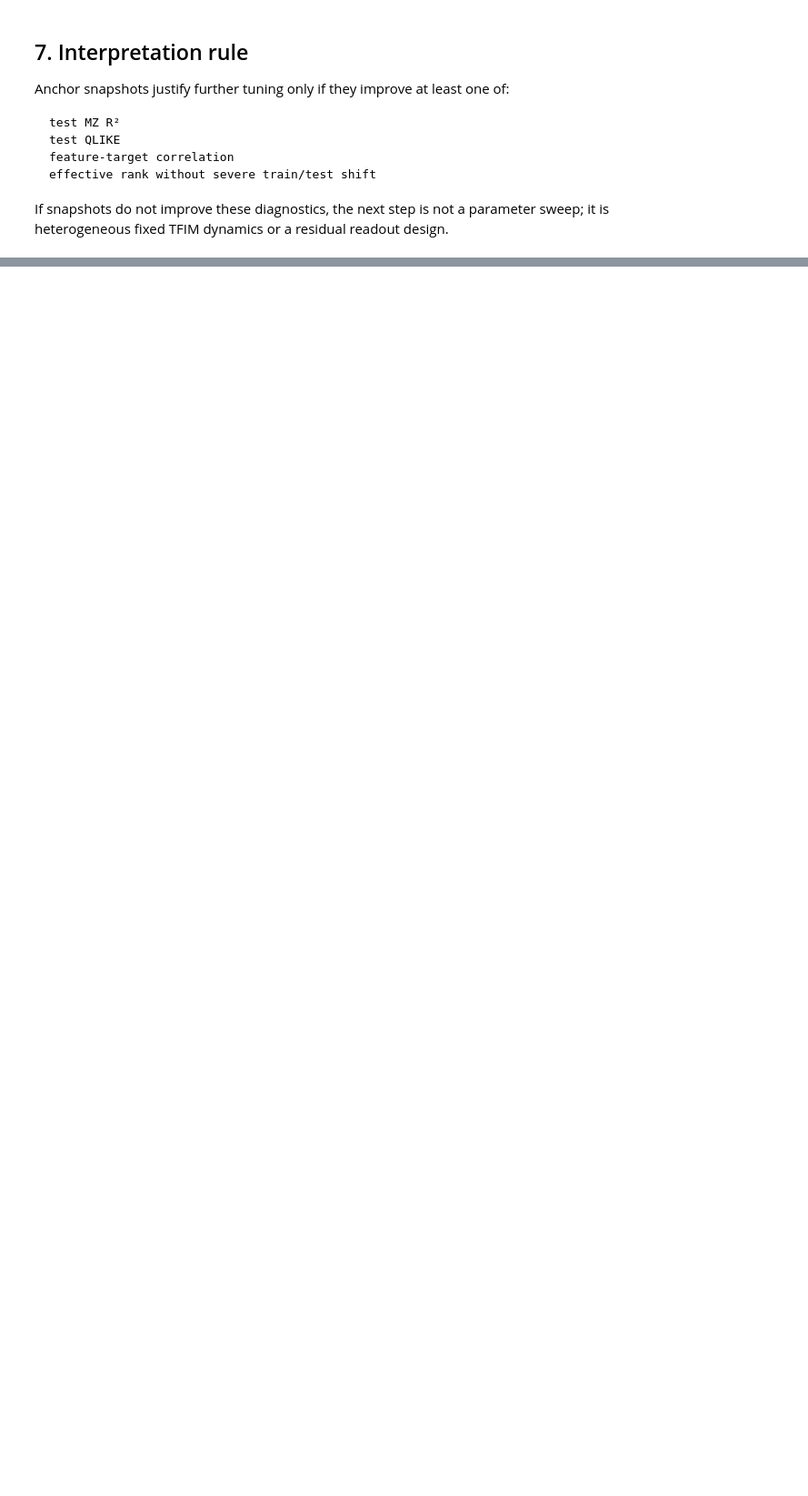
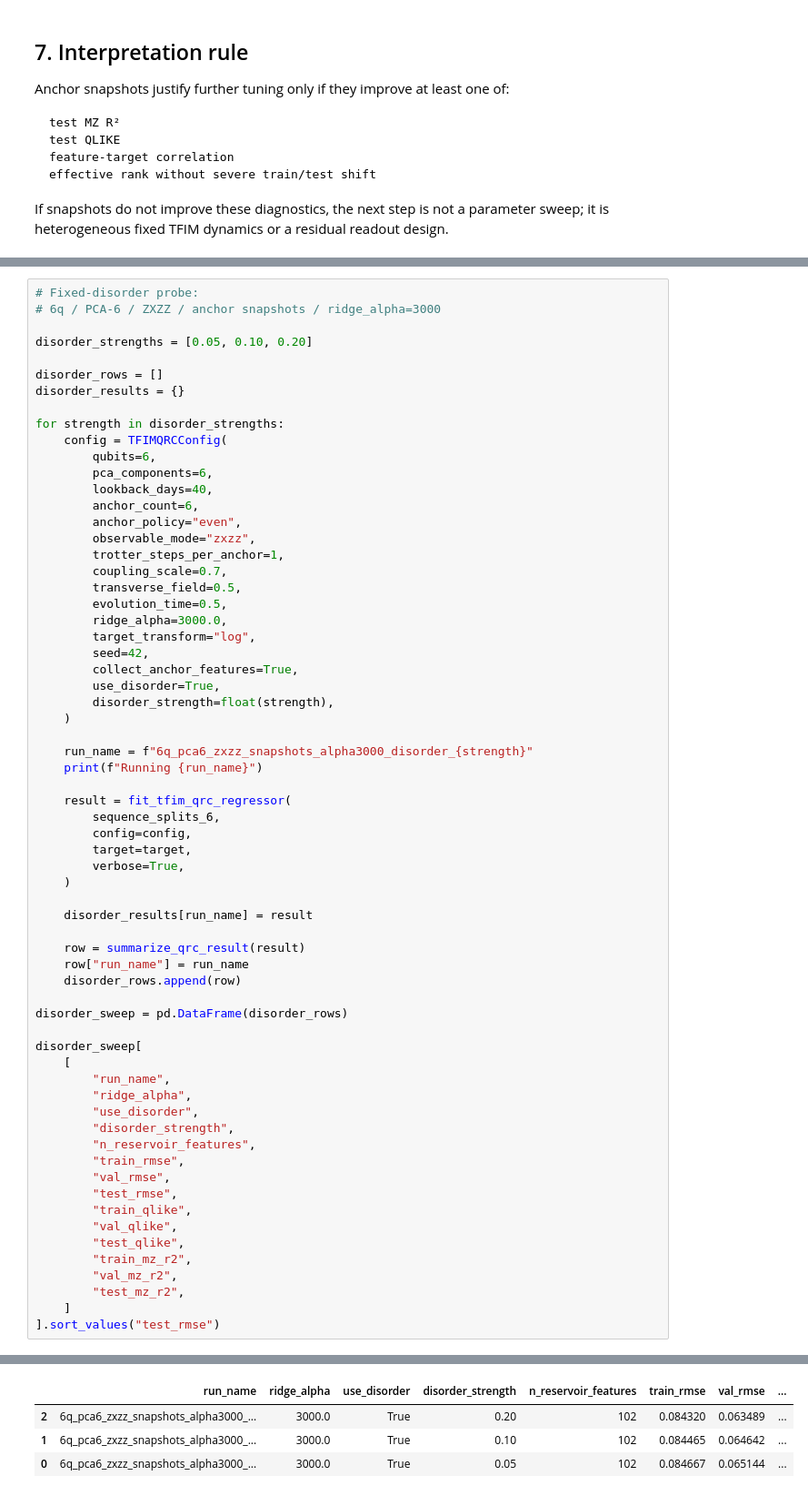
Before and after one commit to friedsam/qpitome-qrc-volatility, a Jupyter notebook: notebooks/phase2_qrc_anchor_snapshot_diagnostics.ipynb, the cells around one changed output, grey strips where cells are left out. Shown at 91% size. Drawn from its saved outputs; the diff is of its cells as text; blank space fills up the shorter version.

```diff
--- a/notebooks/phase2_qrc_anchor_snapshot_diagnostics.ipynb
+++ b/notebooks/phase2_qrc_anchor_snapshot_diagnostics.ipynb
@@ -271,0 +414,66 @@ If snapshots do not improve these diagnostics, the next step is not a parameter
+# %%
+# Fixed-disorder probe:
+# 6q / PCA-6 / ZXZZ / anchor snapshots / ridge_alpha=3000
+
+disorder_strengths = [0.05, 0.10, 0.20]
+
+disorder_rows = []
+disorder_results = {}
+
+for strength in disorder_strengths:
+    config = TFIMQRCConfig(
+        qubits=6,
+        pca_components=6,
+        lookback_days=40,
+        anchor_count=6,
+        anchor_policy="even",
+        observable_mode="zxzz",
+        trotter_steps_per_anchor=1,
+        coupling_scale=0.7,
+        transverse_field=0.5,
+        evolution_time=0.5,
+        ridge_alpha=3000.0,
+        target_transform="log",
+        seed=42,
+        collect_anchor_features=True,
+        use_disorder=True,
+        disorder_strength=float(strength),
+    )
+
+    run_name = f"6q_pca6_zxzz_snapshots_alpha3000_disorder_{strength}"
+    print(f"Running {run_name}")
+
+    result = fit_tfim_qrc_regressor(
+        sequence_splits_6,
+        config=config,
+        target=target,
+        verbose=True,
+    )
+
+    disorder_results[run_name] = result
+
+    row = summarize_qrc_result(result)
+    row["run_name"] = run_name
+    disorder_rows.append(row)
+
+disorder_sweep = pd.DataFrame(disorder_rows)
+
+disorder_sweep[
+    [
+        "run_name",
+        "ridge_alpha",
+        "use_disorder",
+        "disorder_strength",
+        "n_reservoir_features",
+        "train_rmse",
+        "val_rmse",
+        "test_rmse",
+        "train_qlike",
+        "val_qlike",
+        "test_qlike",
+        "train_mz_r2",
+        "val_mz_r2",
+        "test_mz_r2",
+    ]
+].sort_values("test_rmse")
+# %% [output]
@@ -271,0 +497,4 @@ If snapshots do not improve these diagnostics, the next step is not a parameter
+|  | run_name | ridge_alpha | use_disorder | disorder_strength | n_reservoir_features | train_rmse | val_rmse | ... |
+| 2 | 6q_pca6_zxzz_snapshots_alpha3000_... | 3000.0 | True | 0.20 | 102 | 0.084320 | 0.063489 | ... |
+| 1 | 6q_pca6_zxzz_snapshots_alpha3000_... | 3000.0 | True | 0.10 | 102 | 0.084465 | 0.064642 | ... |
+| 0 | 6q_pca6_zxzz_snapshots_alpha3000_... | 3000.0 | True | 0.05 | 102 | 0.084667 | 0.065144 | ... |
```
Also changed, not shown: parts of 13 cells of this notebook.
